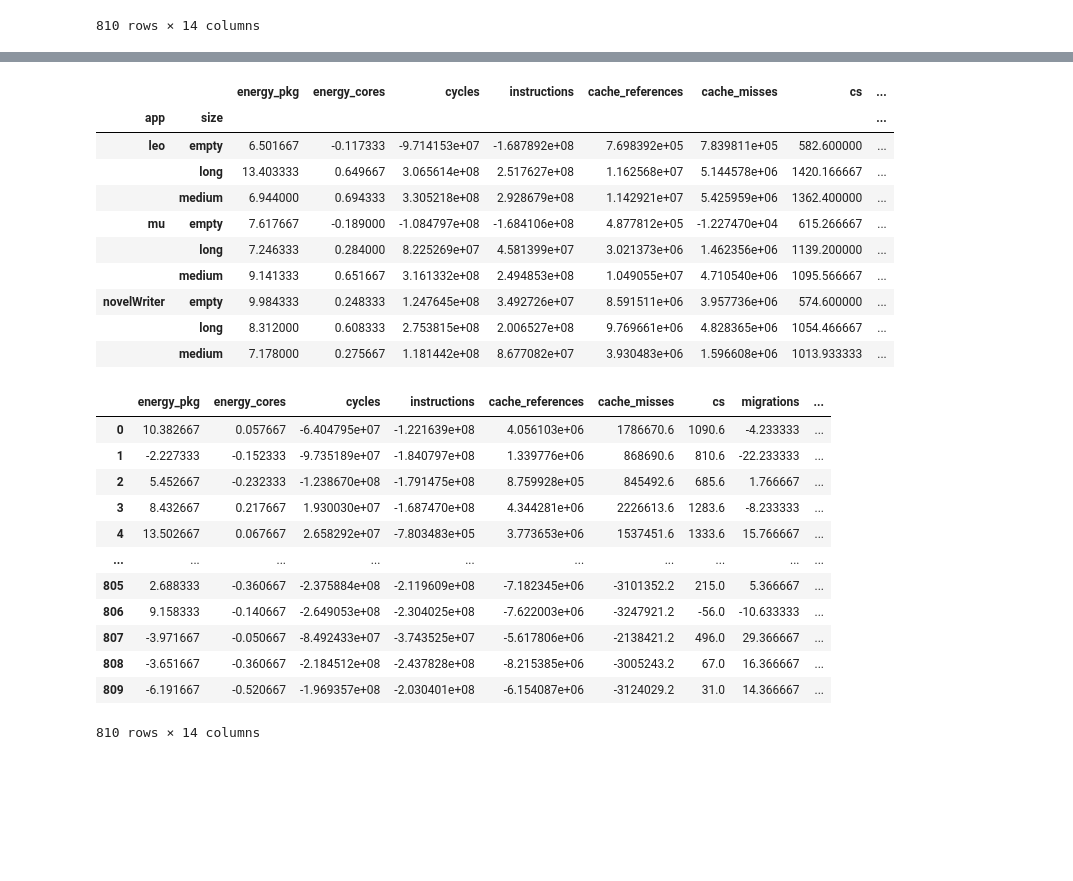
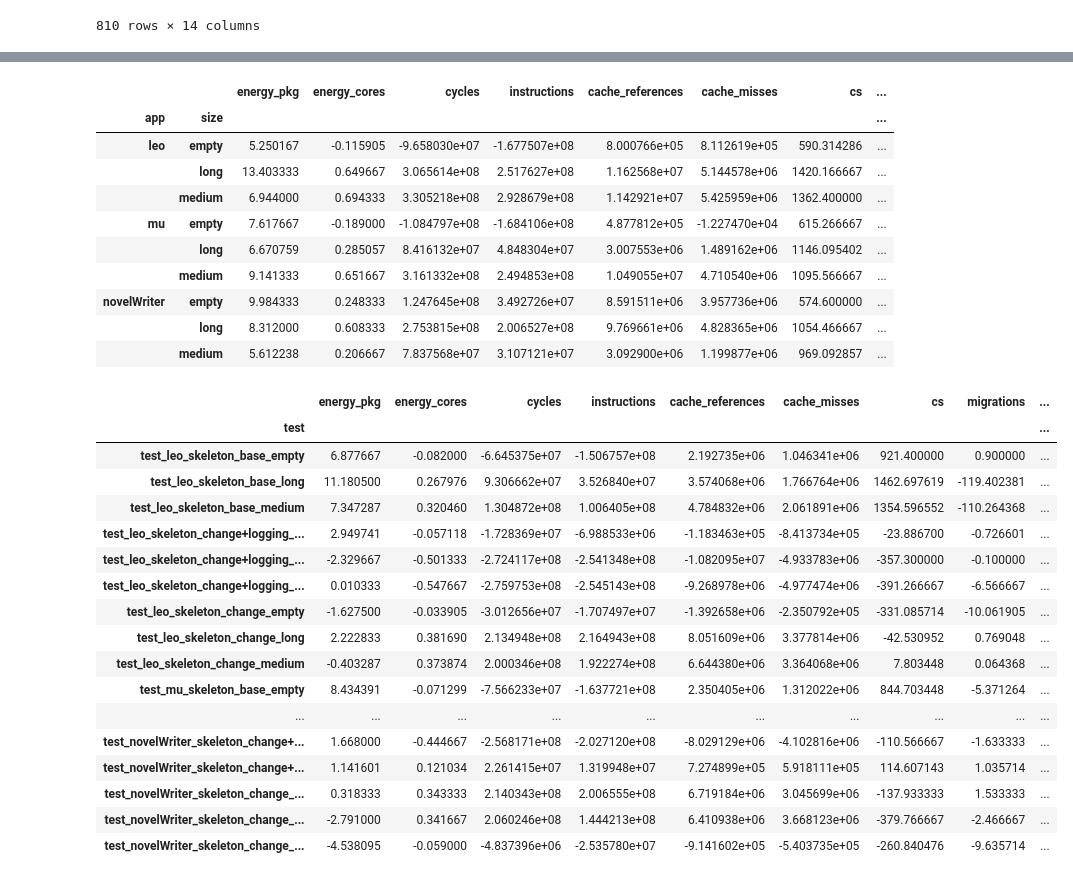
Before and after one commit to MariaKuusvek/MSc-Thesis, a Jupyter notebook: test_results_2/statisticalTestsUsingDelta.ipynb, the cells around one changed output, grey strips where cells are left out. Drawn from its saved outputs; the diff is of its cells as text; code cells hidden in the pictures; blank space fills up the shorter version.

```diff
--- a/test_results_2/statisticalTestsUsingDelta.ipynb
+++ b/test_results_2/statisticalTestsUsingDelta.ipynb
@@ -88,14 +88,14 @@ for file in test_file_names:
         row["test"] = test_name
         row["run"] = idx
         all_rows.append(row)
-test_df = pd.DataFrame(all_rows)
+original_df = pd.DataFrame(all_rows)
 
 # Add new columns for app, variant and size grouping
-test_df[['app', 'variant', 'size']] = (
-    test_df['test'].str.extract(r'test_(?P<app>[a-zA-Z]+)_skeleton_(?P<variant>[^_]+)_(?P<size>empty|medium|long)')
+original_df[['app', 'variant', 'size']] = (
+    original_df['test'].str.extract(r'test_(?P<app>[a-zA-Z]+)_skeleton_(?P<variant>[^_]+)_(?P<size>empty|medium|long)')
 )
 
-print(test_df.head(10))
+print(original_df.head(10))
 # %% [output]
    energy_pkg  energy_cores      cycles  instructions  cache_references  \
 0       58.15          2.62  1205632822     420613620          47533145
@@ -169,4 +158,6 @@ plt.show()
 # %%
+test_df = original_df.copy(deep=True)
+
 # Subtract control from each test
 for m in metrics:
     test_df[m] -= test_df["size"].map(control_means[m])
@@ -186,3 +177,20 @@ test_df
 | 808 | 6.332667 | -0.112333 | -9.368674e+07 | -2.088555e+08 | 3.761258e+05 | 952492.6 | 641.6 | 10.766667 | ... |
 | 809 | 3.792667 | -0.272333 | -7.217119e+07 | -1.681129e+08 | 2.437424e+06 | 833706.6 | 605.6 | 8.766667 | ... |
 810 rows × 14 columns
+# %%
+def drop_iqr_outliers(df, value_col='energy_pkg', by='test', k=1.5):
+    keep_idx = []
+    for _, grp in df.groupby(by):
+        q1  = grp[value_col].quantile(0.25)
+        q3  = grp[value_col].quantile(0.75)
+        iqr = q3 - q1
+        lo, hi = q1 - k*iqr, q3 + k*iqr
+        keep_idx.extend(grp[(grp[value_col] >= lo) & (grp[value_col] <= hi)].index)
+    return df.loc[keep_idx]
+
+before = len(test_df)
+test_df = drop_iqr_outliers(test_df, value_col='energy_pkg', by='test')
+after  = len(test_df)
+
+print(f"Outlier removal: dropped {before - after} rows "
+      f"({after}/{before} observations kept).")
@@ -435,28 +398,33 @@ change_means
 # %% [output]
 |  |  | energy_pkg | energy_cores | cycles | instructions | cache_references | cache_misses | cs | ... |
 | app | size |  |  |  |  |  |  |  | ... |
-| leo | empty | 6.501667 | -0.117333 | -9.714153e+07 | -1.687892e+08 | 7.698392e+05 | 7.839811e+05 | 582.600000 | ... |
+| leo | empty | 5.250167 | -0.115905 | -9.658030e+07 | -1.677507e+08 | 8.000766e+05 | 8.112619e+05 | 590.314286 | ... |
 |  | long | 13.403333 | 0.649667 | 3.065614e+08 | 2.517627e+08 | 1.162568e+07 | 5.144578e+06 | 1420.166667 | ... |
 |  | medium | 6.944000 | 0.694333 | 3.305218e+08 | 2.928679e+08 | 1.142921e+07 | 5.425959e+06 | 1362.400000 | ... |
 | mu | empty | 7.617667 | -0.189000 | -1.084797e+08 | -1.684106e+08 | 4.877812e+05 | -1.227470e+04 | 615.266667 | ... |
-|  | long | 7.246333 | 0.284000 | 8.225269e+07 | 4.581399e+07 | 3.021373e+06 | 1.462356e+06 | 1139.200000 | ... |
+|  | long | 6.670759 | 0.285057 | 8.416132e+07 | 4.848304e+07 | 3.007553e+06 | 1.489162e+06 | 1146.095402 | ... |
 |  | medium | 9.141333 | 0.651667 | 3.161332e+08 | 2.494853e+08 | 1.049055e+07 | 4.710540e+06 | 1095.566667 | ... |
 | novelWriter | empty | 9.984333 | 0.248333 | 1.247645e+08 | 3.492726e+07 | 8.591511e+06 | 3.957736e+06 | 574.600000 | ... |
 |  | long | 8.312000 | 0.608333 | 2.753815e+08 | 2.006527e+08 | 9.769661e+06 | 4.828365e+06 | 1054.466667 | ... |
-|  | medium | 7.178000 | 0.275667 | 1.181442e+08 | 8.677082e+07 | 3.930483e+06 | 1.596608e+06 | 1013.933333 | ... |
+|  | medium | 5.612238 | 0.206667 | 7.837568e+07 | 3.107121e+07 | 3.092900e+06 | 1.199877e+06 | 969.092857 | ... |
 # %%
-adj_df
+adj_df.groupby("test")[metrics].mean()
 # %% [output]
 |  | energy_pkg | energy_cores | cycles | instructions | cache_references | cache_misses | cs | migrations | ... |
-| 0 | 10.382667 | 0.057667 | -6.404795e+07 | -1.221639e+08 | 4.056103e+06 | 1786670.6 | 1090.6 | -4.233333 | ... |
-| 1 | -2.227333 | -0.152333 | -9.735189e+07 | -1.840797e+08 | 1.339776e+06 | 868690.6 | 810.6 | -22.233333 | ... |
-| 2 | 5.452667 | -0.232333 | -1.238670e+08 | -1.791475e+08 | 8.759928e+05 | 845492.6 | 685.6 | 1.766667 | ... |
-| 3 | 8.432667 | 0.217667 | 1.930030e+07 | -1.687470e+08 | 4.344281e+06 | 2226613.6 | 1283.6 | -8.233333 | ... |
-| 4 | 13.502667 | 0.067667 | 2.658292e+07 | -7.803483e+05 | 3.773653e+06 | 1537451.6 | 1333.6 | 15.766667 | ... |
+| test |  |  |  |  |  |  |  |  | ... |
+| test_leo_skeleton_base_empty | 6.877667 | -0.082000 | -6.645375e+07 | -1.506757e+08 | 2.192735e+06 | 1.046341e+06 | 921.400000 | 0.900000 | ... |
+| test_leo_skeleton_base_long | 11.180500 | 0.267976 | 9.306662e+07 | 3.526840e+07 | 3.574068e+06 | 1.766764e+06 | 1462.697619 | -119.402381 | ... |
+| test_leo_skeleton_base_medium | 7.347287 | 0.320460 | 1.304872e+08 | 1.006405e+08 | 4.784832e+06 | 2.061891e+06 | 1354.596552 | -110.264368 | ... |
+| test_leo_skeleton_change+logging_... | 2.949741 | -0.057118 | -1.728369e+07 | -6.988533e+06 | -1.183463e+05 | -8.413734e+05 | -23.886700 | -0.726601 | ... |
+| test_leo_skeleton_change+logging_... | -2.329667 | -0.501333 | -2.724117e+08 | -2.541348e+08 | -1.082095e+07 | -4.933783e+06 | -357.300000 | -0.100000 | ... |
+| test_leo_skeleton_change+logging_... | 0.010333 | -0.547667 | -2.759753e+08 | -2.545143e+08 | -9.268978e+06 | -4.977474e+06 | -391.266667 | -6.566667 | ... |
+| test_leo_skeleton_change_empty | -1.627500 | -0.033905 | -3.012656e+07 | -1.707497e+07 | -1.392658e+06 | -2.350792e+05 | -331.085714 | -10.061905 | ... |
+| test_leo_skeleton_change_long | 2.222833 | 0.381690 | 2.134948e+08 | 2.164943e+08 | 8.051609e+06 | 3.377814e+06 | -42.530952 | 0.769048 | ... |
+| test_leo_skeleton_change_medium | -0.403287 | 0.373874 | 2.000346e+08 | 1.922274e+08 | 6.644380e+06 | 3.364068e+06 | 7.803448 | 0.064368 | ... |
+| test_mu_skeleton_base_empty | 8.434391 | -0.071299 | -7.566233e+07 | -1.637721e+08 | 2.350405e+06 | 1.312022e+06 | 844.703448 | -5.371264 | ... |
 | ... | ... | ... | ... | ... | ... | ... | ... | ... | ... |
-| 805 | 2.688333 | -0.360667 | -2.375884e+08 | -2.119609e+08 | -7.182345e+06 | -3101352.2 | 215.0 | 5.366667 | ... |
-| 806 | 9.158333 | -0.140667 | -2.649053e+08 | -2.304025e+08 | -7.622003e+06 | -3247921.2 | -56.0 | -10.633333 | ... |
-| 807 | -3.971667 | -0.050667 | -8.492433e+07 | -3.743525e+07 | -5.617806e+06 | -2138421.2 | 496.0 | 29.366667 | ... |
-| 808 | -3.651667 | -0.360667 | -2.184512e+08 | -2.437828e+08 | -8.215385e+06 | -3005243.2 | 67.0 | 16.366667 | ... |
-| 809 | -6.191667 | -0.520667 | -1.969357e+08 | -2.030401e+08 | -6.154087e+06 | -3124029.2 | 31.0 | 14.366667 | ... |
+| test_novelWriter_skeleton_change+... | 1.668000 | -0.444667 | -2.568171e+08 | -2.027120e+08 | -8.029129e+06 | -4.102816e+06 | -110.566667 | -1.633333 | ... |
+| test_novelWriter_skeleton_change+... | 1.141601 | 0.121034 | 2.261415e+07 | 1.319948e+07 | 7.274899e+05 | 5.918111e+05 | 114.607143 | 1.035714 | ... |
+| test_novelWriter_skeleton_change_... | 0.318333 | 0.343333 | 2.140343e+08 | 2.006555e+08 | 6.719184e+06 | 3.045699e+06 | -137.933333 | 1.533333 | ... |
+| test_novelWriter_skeleton_change_... | -2.791000 | 0.341667 | 2.060246e+08 | 1.444213e+08 | 6.410938e+06 | 3.668123e+06 | -379.766667 | -2.466667 | ... |
+| test_novelWriter_skeleton_change_... | -4.538095 | -0.059000 | -4.837396e+06 | -2.535780e+07 | -9.141602e+05 | -5.403735e+05 | -260.840476 | -9.635714 | ... |
-810 rows × 14 columns
```
Also changed, not shown: parts of 19 cells of this notebook, 2 other files.
